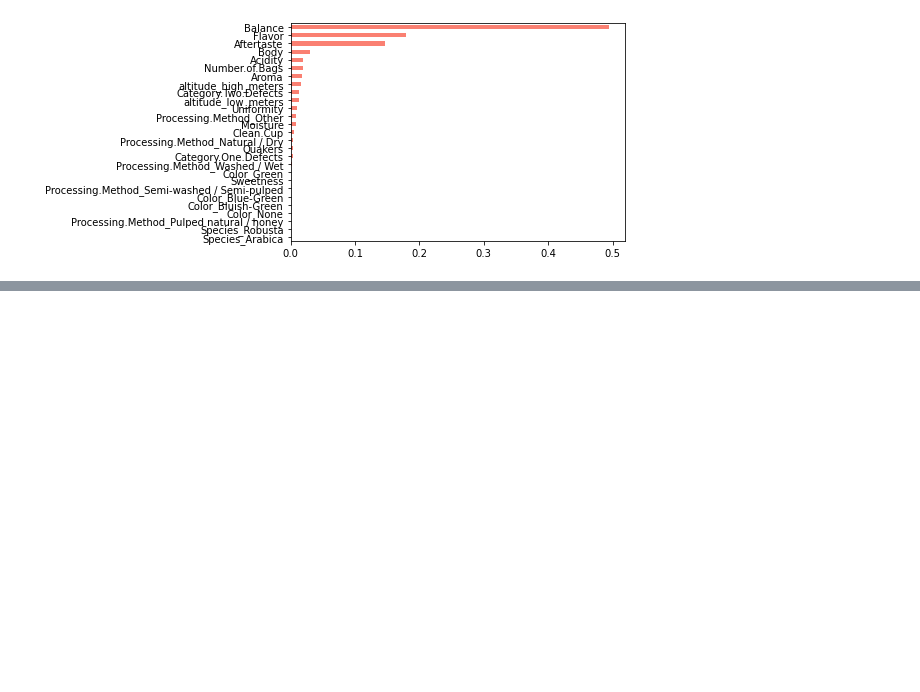
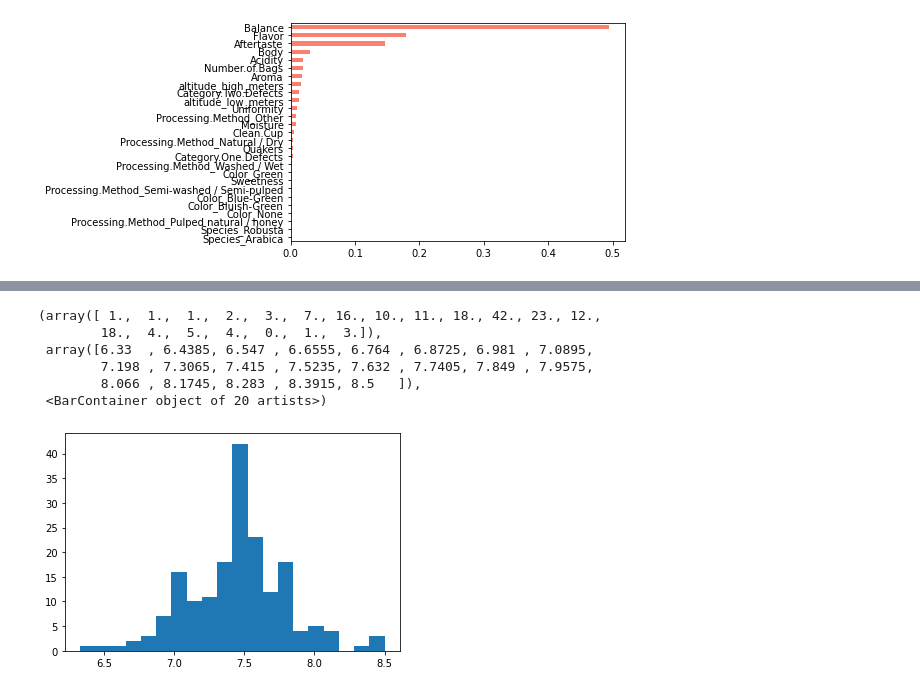
Before and after one commit to rhit-koenignm/CSSE415-CoffeeProject, a Jupyter notebook: cupper_points.ipynb, the cells around one changed output, grey strips where cells are left out. Saved outputs shown, nothing was run; the diff lists cells and outputs as text; code cells hidden in the pictures; blank space fills up the shorter version.

```diff
--- a/cupper_points.ipynb
+++ b/cupper_points.ipynb
@@ -121,0 +139,10 @@ y_test_predict =
+# %%
+plt.hist(y_test, bins = 20)
+# %% [output]
+(array([ 1.,  1.,  1.,  2.,  3.,  7., 16., 10., 11., 18., 42., 23., 12.,
+        18.,  4.,  5.,  4.,  0.,  1.,  3.]),
+ array([6.33  , 6.4385, 6.547 , 6.6555, 6.764 , 6.8725, 6.981 , 7.0895,
+        7.198 , 7.3065, 7.415 , 7.5235, 7.632 , 7.7405, 7.849 , 7.9575,
+        8.066 , 8.1745, 8.283 , 8.3915, 8.5   ]),
+ <BarContainer object of 20 artists>)
+[figure, added]
```
Also changed, not shown: parts of 7 cells of this notebook.
